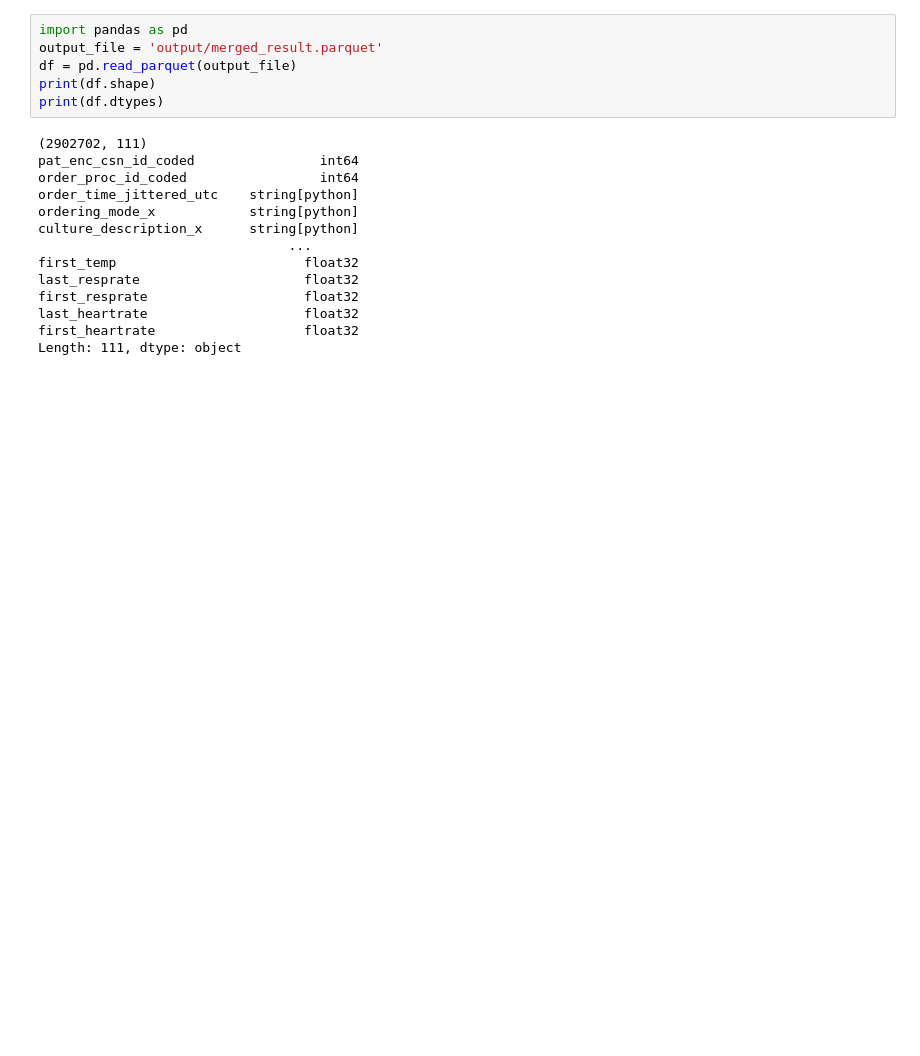
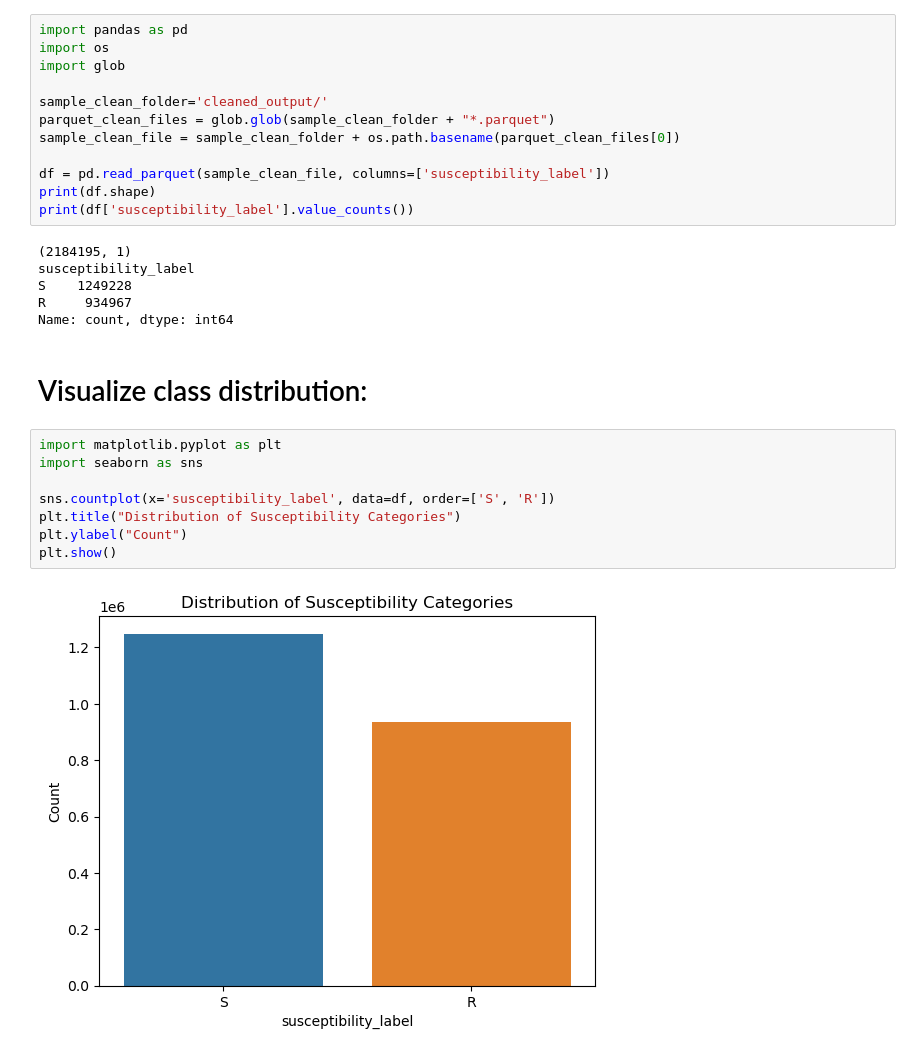
Before and after one commit to ZohoorAlmalkiUQU/ML_Project_UQU, a Jupyter notebook: ARMD_Dataset/ARMD_Preprocessing.ipynb, the cells around one changed output. Cells and saved outputs as stored; diff of their text form; blank space fills up the shorter version.

```diff
--- a/ARMD_Dataset/ARMD_Preprocessing.ipynb
+++ b/ARMD_Dataset/ARMD_Preprocessing.ipynb
@@ -761,20 +120,30 @@ The sample is 1000 as expected
 # %%
 import pandas as pd
-output_file = 'output/merged_result.parquet'
-df = pd.read_parquet(output_file)
+import os
+import glob
+
+sample_clean_folder='cleaned_output/'
+parquet_clean_files = glob.glob(sample_clean_folder + "*.parquet")
+sample_clean_file = sample_clean_folder + os.path.basename(parquet_clean_files[0])
+
+df = pd.read_parquet(sample_clean_file, columns=['susceptibility_label'])
 print(df.shape)
-print(df.dtypes)
+print(df['susceptibility_label'].value_counts())
 # %% [output]
-(2902702, 111)
-pat_enc_csn_id_coded                int64
-order_proc_id_coded                 int64
-order_time_jittered_utc    string[python]
-ordering_mode_x            string[python]
-culture_description_x      string[python]
-                                ...
-first_temp                        float32
-last_resprate                     float32
-first_resprate                    float32
-last_heartrate                    float32
-first_heartrate                   float32
-Length: 111, dtype: object
+(2184195, 1)
+susceptibility_label
+S    1249228
+R     934967
+Name: count, dtype: int64
+# %% [markdown]
+# Visualize class distribution:
+# %%
+import matplotlib.pyplot as plt
+import seaborn as sns
+
+sns.countplot(x='susceptibility_label', data=df, order=['S', 'R'])
+plt.title("Distribution of Susceptibility Categories")
+plt.ylabel("Count")
+plt.show()
+# %% [output]
+[figure, added]
```
Also changed, not shown: parts of 30 cells of this notebook, 6 other files.
